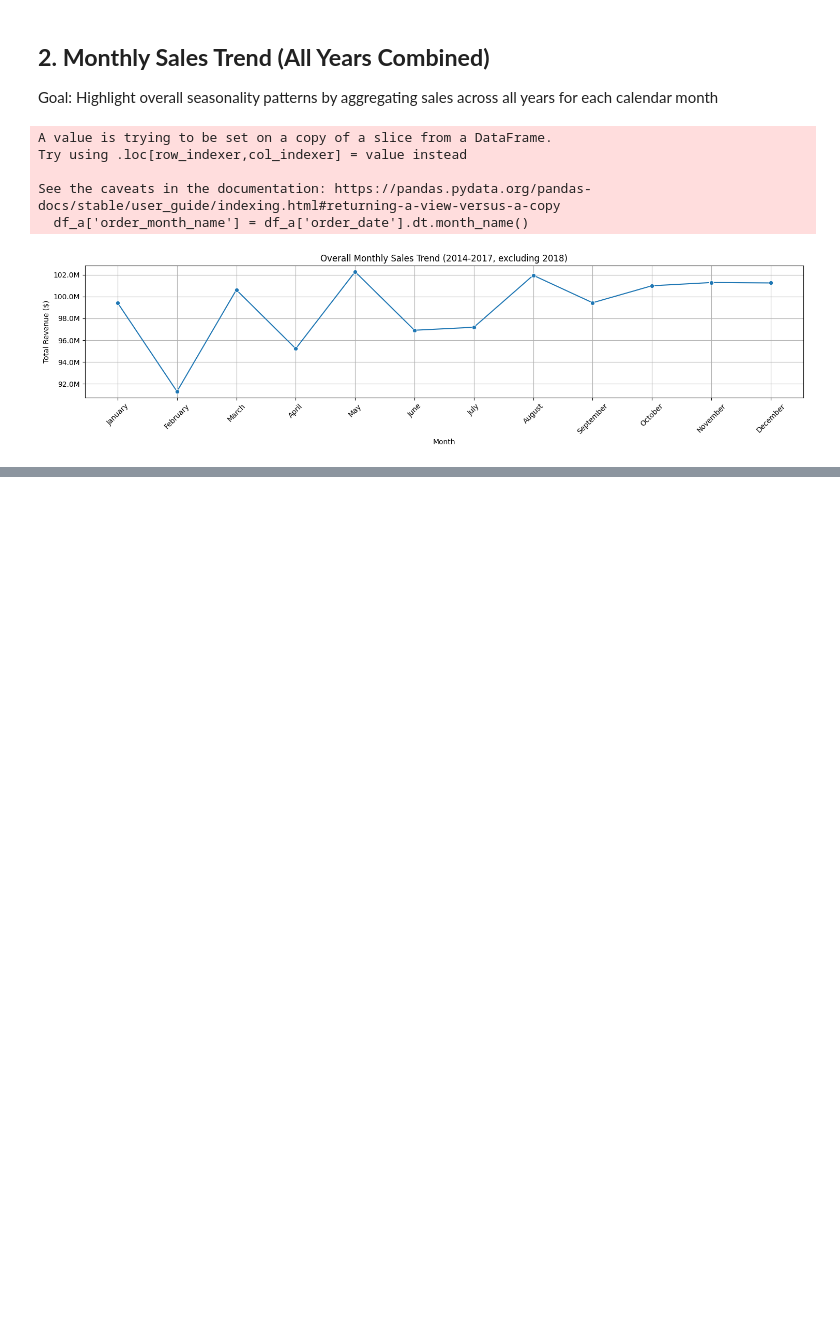
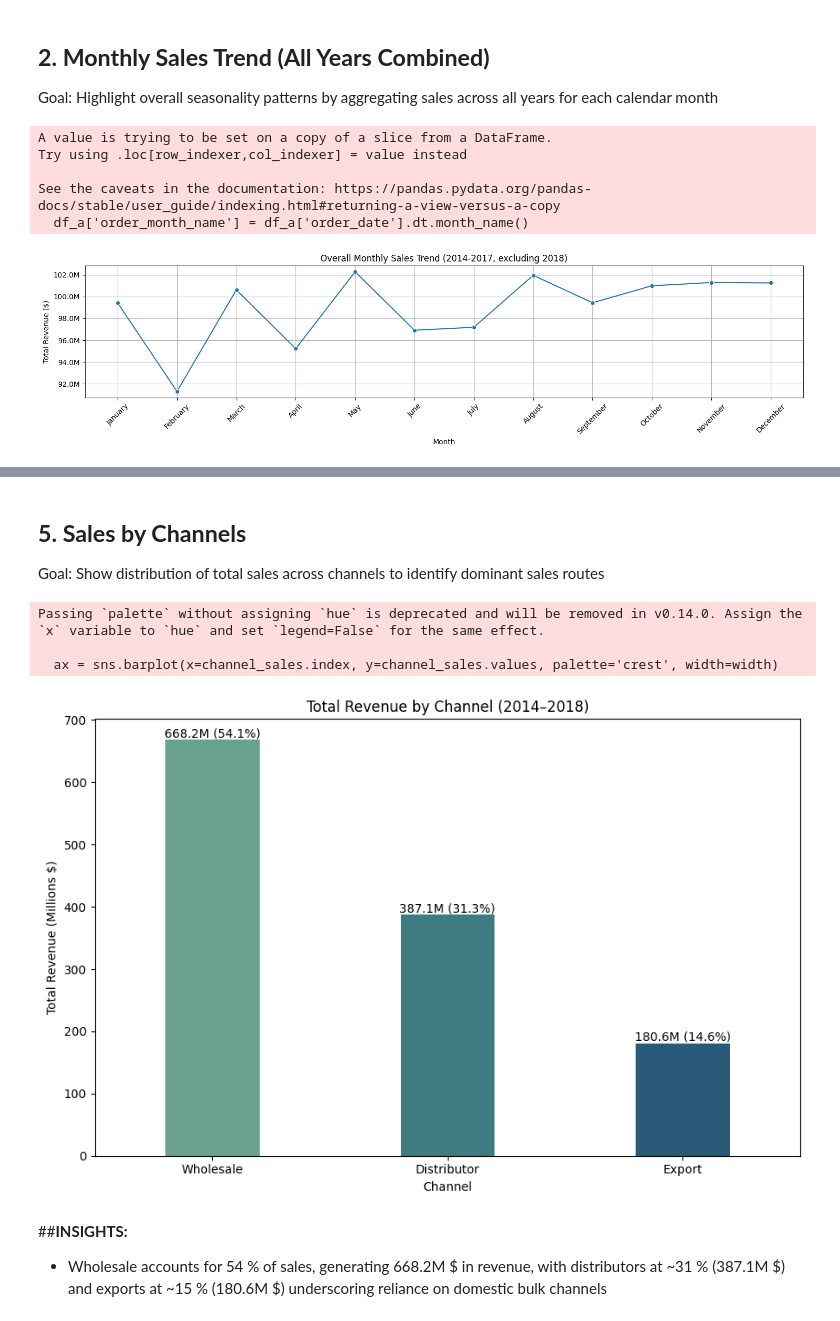
Before and after one commit to chinguyen19/Sales-Analysis, a Jupyter notebook: Sales_analysis(Regional).ipynb, the cells around one changed output, grey strips where cells are left out. Saved outputs shown, nothing was run; the diff lists cells and outputs as text; code cells hidden in the pictures; blank space fills up the shorter version.

```diff
--- a/Sales_analysis(Regional).ipynb
+++ b/Sales_analysis(Regional).ipynb
@@ -387,0 +475,38 @@ See the caveats in the documentation: https://pandas.pydata.org/pandas-docs/stab
+# %% [markdown]
+## **5. Sales by Channels**
+Goal: Show distribution of total sales across channels to identify dominant sales routes
+# %%
+# Group revenue by sales channel and sort descending
+channel_sales = df.groupby('channel')['revenue'].sum().sort_values(ascending=False)
+channel_sales = channel_sales.apply(lambda x: x/1e6)
+
+plt.figure(figsize=(9,6))
+width = 0.4
+ax = sns.barplot(x=channel_sales.index, y=channel_sales.values, palette='crest', width=width)
+
+# Prepare labels
+total = channel_sales.sum()
+labels = [f'{v:.1f}M ({v/total:.1%})' for v in channel_sales.values] # Changed format to include 'M'
+
+# Add labels as text annotations
+for i, patch in enumerate(ax.patches):
+    # Get bar height
+    height = patch.get_height()
+    # Add label
+    ax.text(patch.get_x() + patch.get_width()/2., height, labels[i], ha='center', va='bottom', fontsize=10, color='black')
+
+
+plt.title('Total Revenue by Channel (2014–2018)')
+plt.ylabel('Total Revenue (Millions $)')
+plt.xlabel('Channel')
+
+plt.tight_layout()
+plt.show()
+# %% [output]
+Passing `palette` without assigning `hue` is deprecated and will be removed in v0.14.0. Assign the `x` variable to `hue` and set `legend=False` for the same effect.
+
+  ax = sns.barplot(x=channel_sales.index, y=channel_sales.values, palette='crest', width=width)
+[figure, added]
+# %% [markdown]
+##**INSIGHTS:**
+* Wholesale accounts for 54 % of sales, generating 668.2M \$ in revenue, with distributors at ~31 % (387.1M \$) and exports at ~15 % (180.6M \$) underscoring reliance on domestic bulk channels
```
Also changed, not shown: parts of 8 cells of this notebook.
